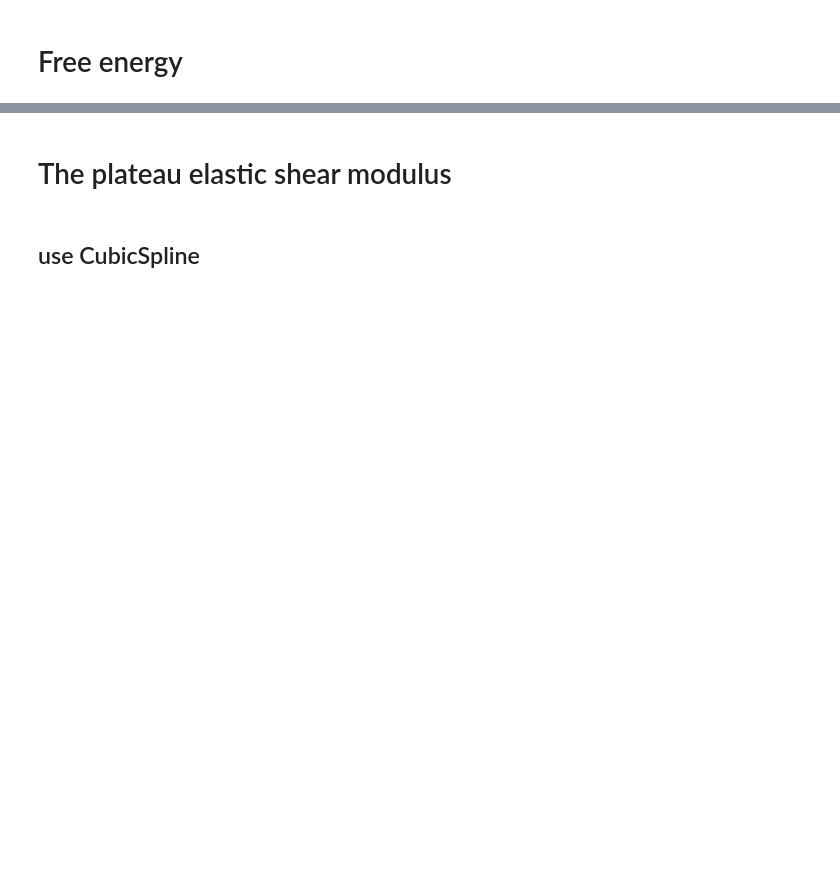
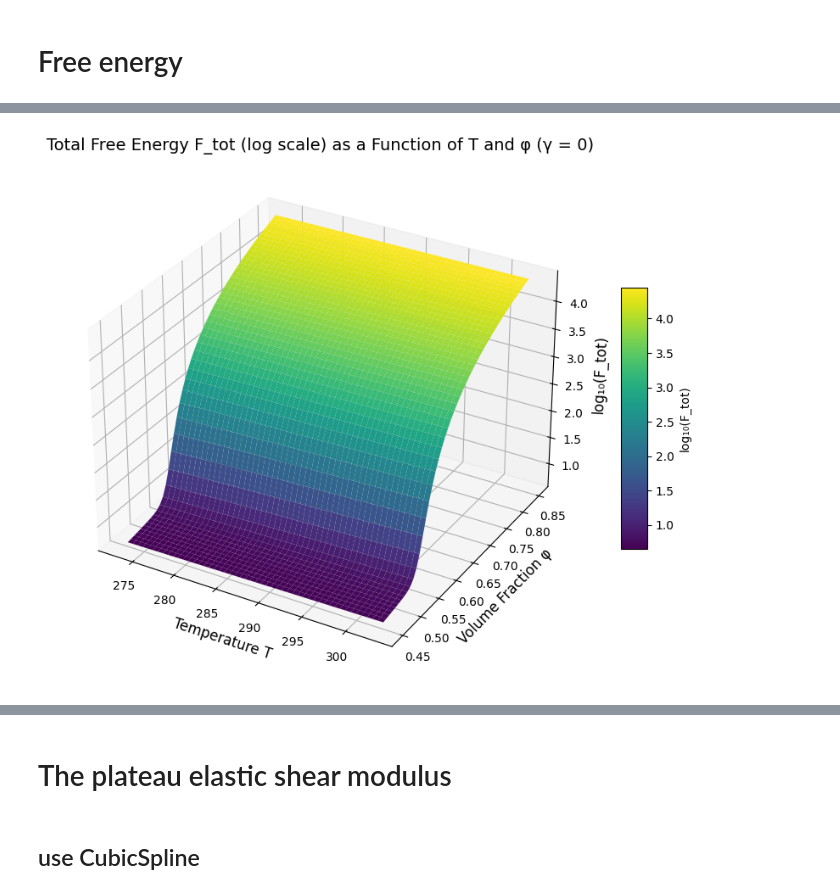
Before and after one commit to inxslynne/thesisproject, a Jupyter notebook: Kim&Mason/py-kimmason-considerT.ipynb, the cells around one changed output, grey strips where cells are left out. Drawn from its saved outputs; the diff is of its cells as text; code cells hidden in the pictures; blank space fills up the shorter version.

```diff
--- a/Kim&Mason/py-kimmason-considerT.ipynb
+++ b/Kim&Mason/py-kimmason-considerT.ipynb
@@ -206,19 +169,0 @@ plt.show()
-# %%
-gamma_vals = np.linspace(0, 0.01, 200)
-F_tot_vals = []
-F_int_vals = []
-F_ent_vals = []
-F_elec_vals = []
-
-phi = 0.55
-for gamma in gamma_vals:
-    phi_d_star, _ = find_min_phi_d(phi, gamma)
-    F_tot_vals.append(F_tot(phi_d_star, phi, gamma) )
-    F_int_vals.append(F_int(phi_d_star))
-    F_ent_vals.append(F_ent(phi, phi_d_star, gamma))
-    F_elec_vals.append(F_elec(phi_d_star, phi, gamma))
-
-F_tot_vals = np.array(F_tot_vals)
-F_int_vals = np.array(F_int_vals)
-F_ent_vals = np.array(F_ent_vals)
-F_elec_vals = np.array(F_elec_vals)
@@ -277,0 +214,30 @@ plt.show()
+# %%
+valid_mask = F_tot_mesh > 0
+# Initialize an array for log10(F_tot)
+log_F_tot_mesh = np.full_like(F_tot_mesh, np.nan)
+
+# Compute log10(F_tot) where F_tot > 0
+log_F_tot_mesh[valid_mask] = np.log10(F_tot_mesh[valid_mask]/ (k_B * T))
+
+# Plotting the 3D surface of log10(F_tot) vs T and phi
+fig = plt.figure(figsize=(12, 8))
+ax = fig.add_subplot(111, projection='3d')
+
+# Mask NaN values for plotting
+log_F_tot_masked = np.ma.masked_invalid(log_F_tot_mesh)
+
+# Create the surface plot
+surf = ax.plot_surface(T_mesh, phi_mesh, log_F_tot_masked, cmap='viridis', edgecolor='none')
+
+# Add labels and title
+ax.set_xlabel('Temperature T', fontsize=12)
+ax.set_ylabel('Volume Fraction φ', fontsize=12)
+ax.set_zlabel('log₁₀(F_tot)', fontsize=12)
+ax.set_title('Total Free Energy F_tot (log scale) as a Function of T and φ (γ = 0)', fontsize=14)
+
+# Add a color bar
+fig.colorbar(surf, shrink=0.5, aspect=10, label='log₁₀(F_tot)')
+
+plt.show()
+# %% [output]
+[figure, added]
```
Also changed, not shown: parts of 38 cells of this notebook, 2 other files.
